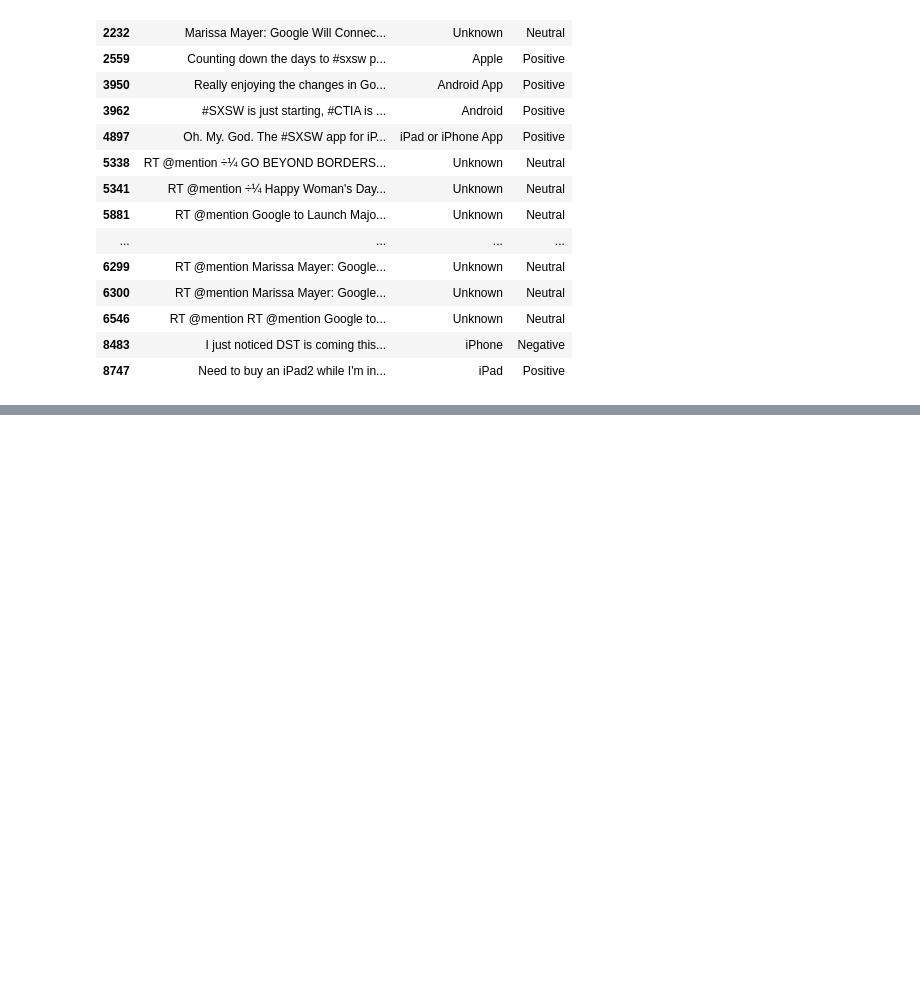
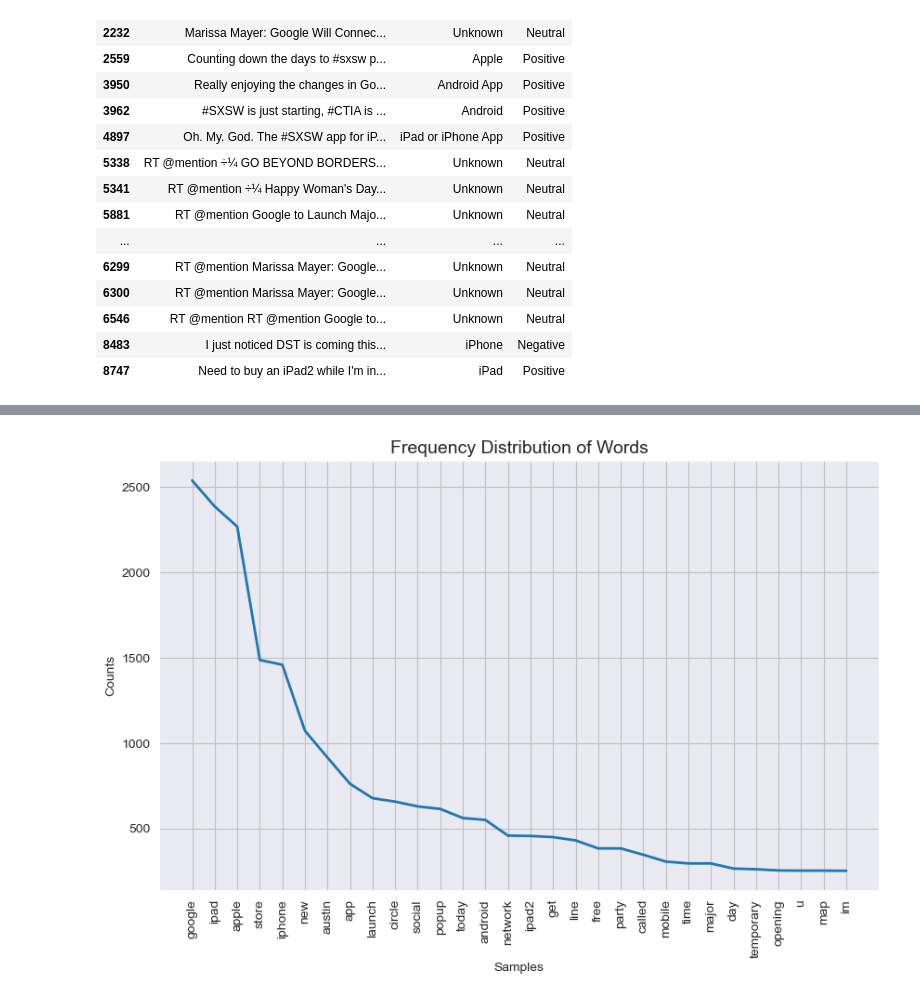
Before and after one commit to gtisnanga/GRP-13-FINAL-PROJECT, a Jupyter notebook: MUTHEU.ipynb, the cells around one changed output, grey strips where cells are left out. Drawn from its saved outputs; the diff is of its cells as text; code cells hidden in the pictures; blank space fills up the shorter version.

Commit message:
adding inroductory image

```diff
--- a/MUTHEU.ipynb
+++ b/MUTHEU.ipynb
@@ -258,0 +327,4 @@ memory usage: 278.6+ KB
+# %%
+# Initalize stop words
+stop_words = set(stopwords.words('english') + ['sxsw', 'sxswi', 'link', 'rt'])
+lemmatizer = WordNetLemmatizer()
@@ -258,0 +357,18 @@ memory usage: 278.6+ KB
+# %%
+# Apply the clean_text function to the 'tweet' column
+data['lemmatized_tweet'] = data['Tweet'].apply(lambda x: lemmatize_tweet(x))
+
+def join_text(tokens):
+    """
+    This function takes a list of tokens (words) and returns them as a single string.
+    Each token is separated by a space.
+
+    Parameters:
+    tokens (list of str): A list of tokens to be joined.
+
+    Returns:
+    str: The tokens joined into a single string separated by spaces.
+    """
+    return " ".join(tokens)
+
+data['clean_tweet'] = data['lemmatized_tweet'].apply(lambda x: join_text(x))
@@ -258,0 +384,21 @@ memory usage: 278.6+ KB
+# %%
+def plot_fdist(sentiment=None, title="Frequency Distribution of Words", df=data):
+    """
+    Plots the frequency distribution of words in the dataset, optionally filtered by sentiment.
+    """
+
+    # Get lemmatized tweets based on sentiment filter
+    lemmatized_tweet = df['lemmatized_tweet'] if sentiment is None else df[df['emotion'] == sentiment]['lemmatized_tweet']
+
+    # Flatten the list of tokens
+    all_tokens = [token for sublist in lemmatized_tweet for token in sublist]
+
+    # Create and plot frequency distribution
+    fdist = FreqDist(all_tokens)
+    plt.figure(figsize=(10, 6))
+    plt.title(title, fontsize=14)
+    fdist.plot(30)
+# %%
+plot_fdist()
+# %% [output]
+[figure, added]
```
Also changed, not shown: parts of 32 cells of this notebook, 1 other file.
